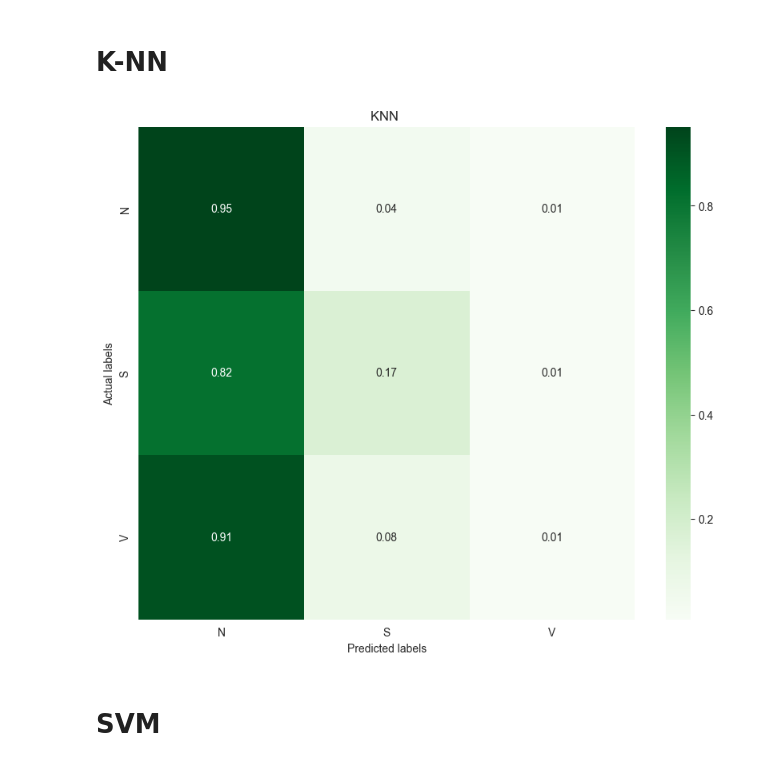
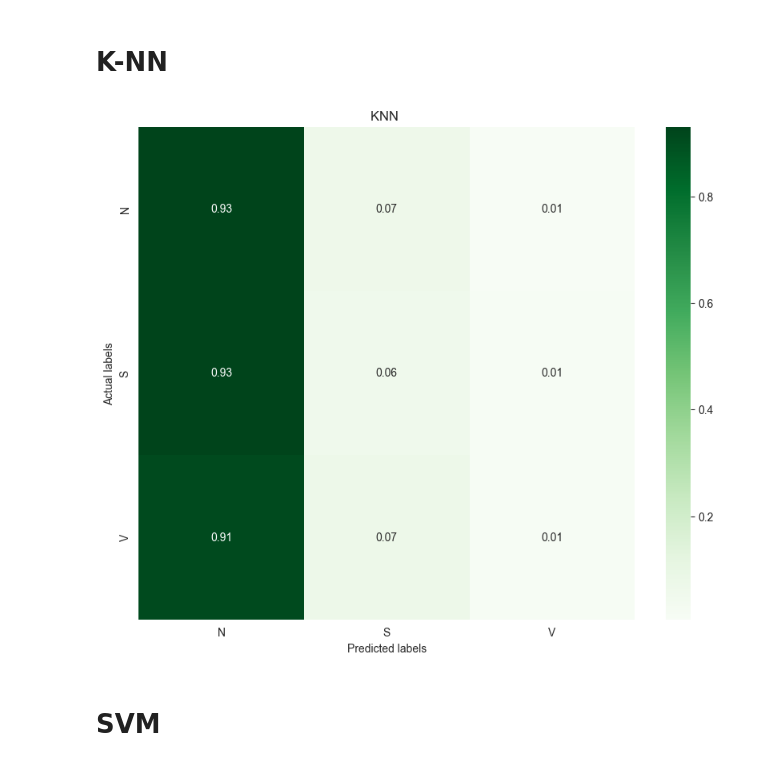
Before and after one commit to eleonora11sala/AI-project, a Jupyter notebook: ExperimentalModel.ipynb, the cells around one changed output. Drawn from its saved outputs; the diff is of its cells as text; code cells hidden in the pictures.

```diff
--- a/ExperimentalModel.ipynb
+++ b/ExperimentalModel.ipynb
@@ -193,6 +157,6 @@ Perc di S in test: 0.06491075787988933
 # %%
 # produce a normalized convulational matrix
-def model_evaluation(y_predi, model_name_pred):
+def show_confusion_matrix(y_predi, model_name_pred):
 
     predicted_class = np.argmax(y_predi, axis=-1)
     test_classes = np.argmax(one_hot_encoded_array_test, axis=-1)
@@ -278,15 +259,15 @@ print(clf.best_score_)
 # %%
 from sklearn.neighbors import KNeighborsClassifier
 
-neigh = KNeighborsClassifier(n_neighbors=3)
+neigh = KNeighborsClassifier(n_neighbors=30)
 neigh.fit(X_train, y_train)
 
 y_pred = neigh.predict(X_test)
 
 one_hot_encoded_pred = pd.get_dummies(y_pred, columns=['0'])
-model_evaluation(one_hot_encoded_pred, "KNN ")
+show_confusion_matrix(one_hot_encoded_pred, "KNN ")
 # %% [output]
-[figure, old version]
+[figure, new version]
 # %% [markdown]
 # SVM
 # %%
```
Also changed, not shown: parts of 14 cells of this notebook, 1 other file.
